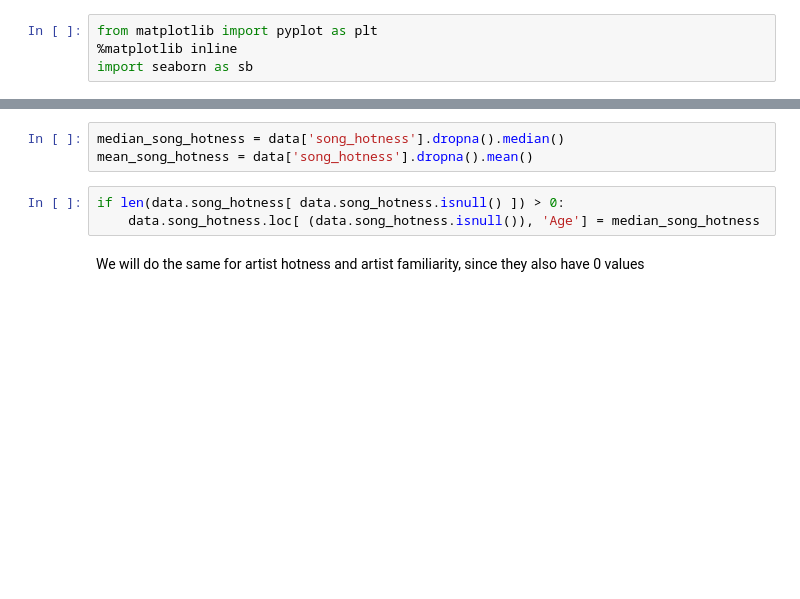
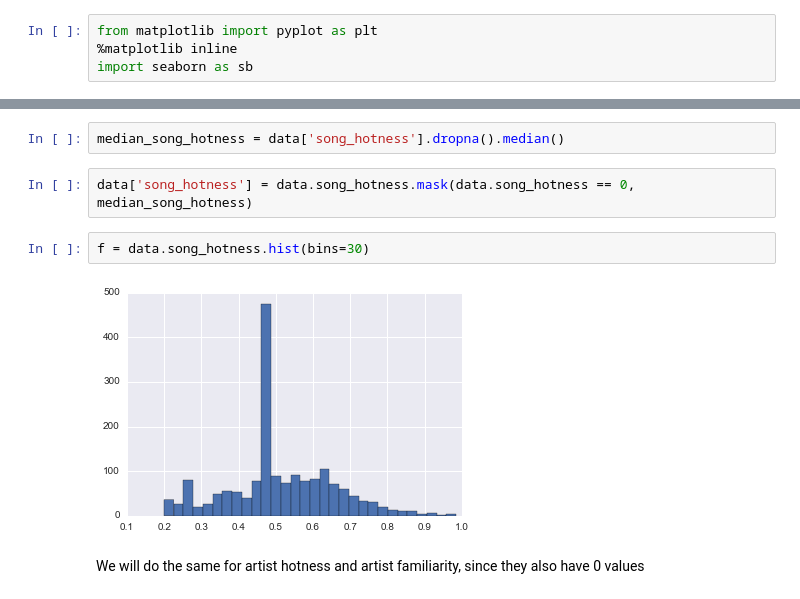
Before and after one commit to jeangelj/predict_music_taste, a Jupyter notebook: Clean Data.ipynb, the cells around one changed output, grey strips where cells are left out. Cells and saved outputs as stored; diff of their text form; blank space fills up the shorter version.

```diff
--- a/Clean Data.ipynb
+++ b/Clean Data.ipynb
@@ -134,9 +134,11 @@ f = sb.boxplot(data.song_hotness)
 # %%
 median_song_hotness = data['song_hotness'].dropna().median()
-mean_song_hotness = data['song_hotness'].dropna().mean()
 # %%
-if len(data.song_hotness[ data.song_hotness.isnull() ]) > 0:
-    data.song_hotness.loc[ (data.song_hotness.isnull()), 'Age'] = median_song_hotness
+data['song_hotness'] = data.song_hotness.mask(data.song_hotness == 0, median_song_hotness)
+# %%
+f = data.song_hotness.hist(bins=30)
+# %% [output]
+[figure, added]
 # %% [markdown]
 We will do the same for artist hotness and artist familiarity, since they also have 0 values
 # %%
```
Also changed, not shown: parts of 16 cells of this notebook, 3 other files.
